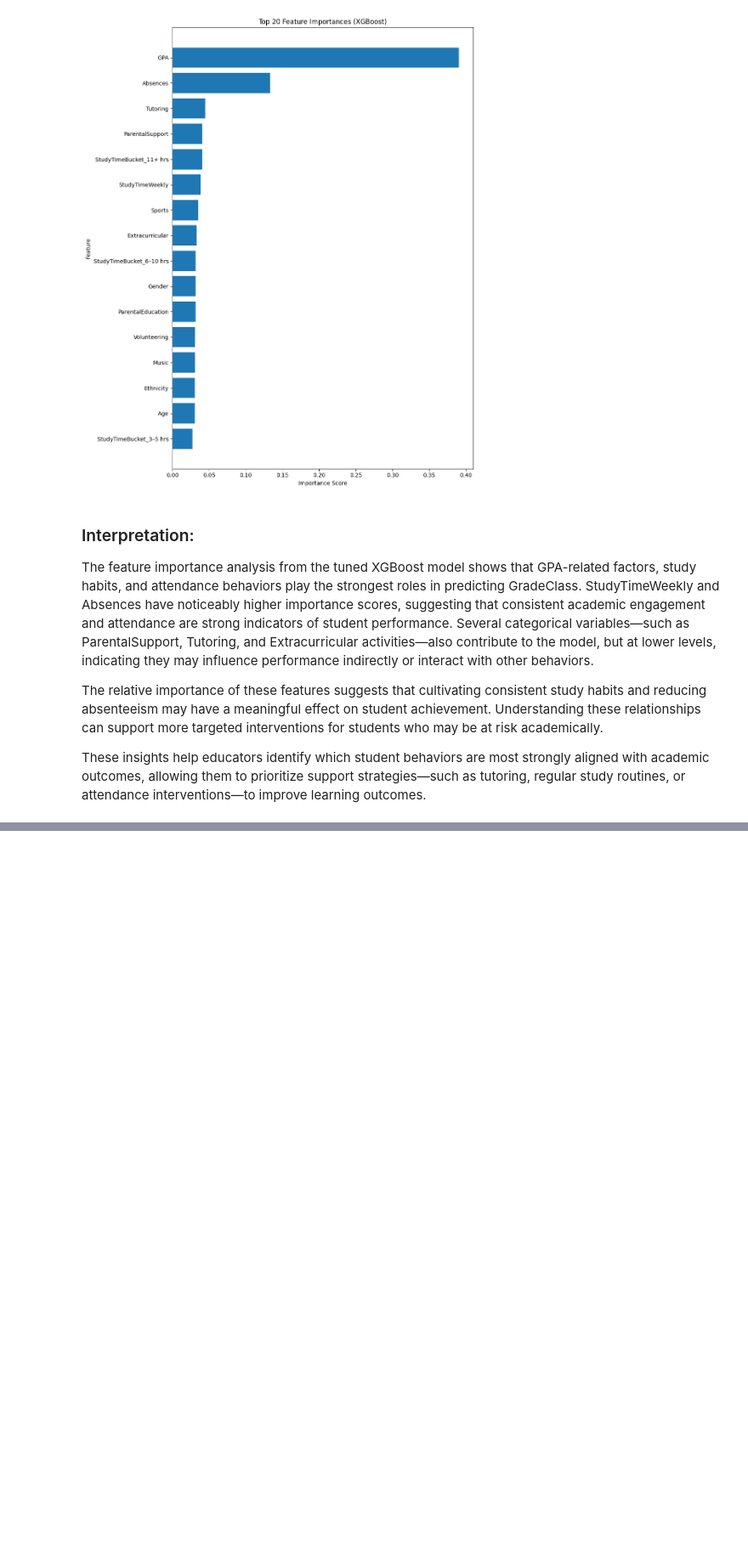
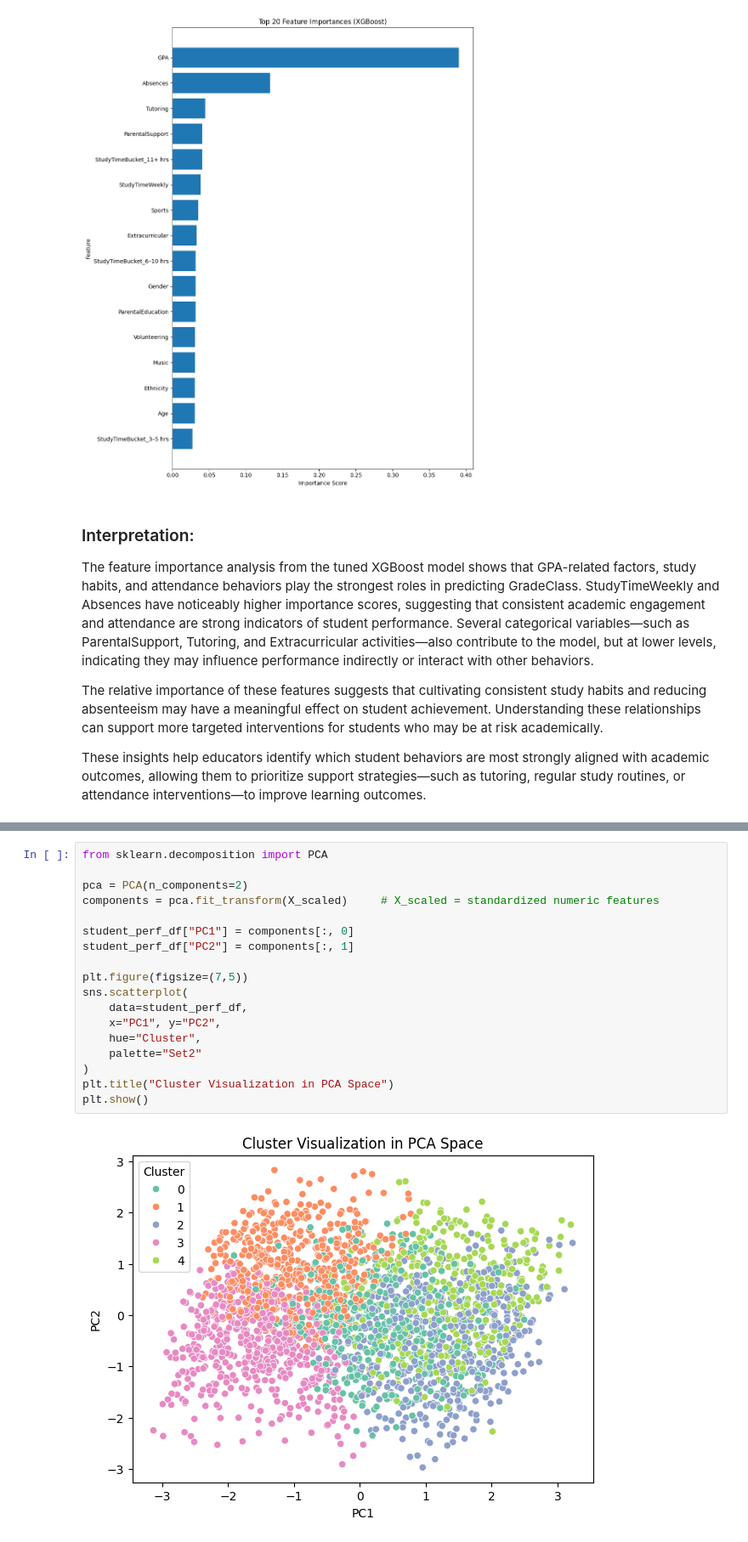
Before and after one commit to iampaulanca/USD-AAI-501-Group-3, a Jupyter notebook: Bryan/Student_Performance_EDA_Bry.ipynb, the cells around one changed output, grey strips where cells are left out. Shown at 85% size. Saved outputs shown, nothing was run; the diff lists cells and outputs as text; blank space fills up the shorter version.

```diff
--- a/Bryan/Student_Performance_EDA_Bry.ipynb
+++ b/Bryan/Student_Performance_EDA_Bry.ipynb
@@ -414,0 +456,20 @@ These insights help educators identify which student behaviors are most strongly
+# %%
+from sklearn.decomposition import PCA
+
+pca = PCA(n_components=2)
+components = pca.fit_transform(X_scaled)     # X_scaled = standardized numeric features
+
+student_perf_df["PC1"] = components[:, 0]
+student_perf_df["PC2"] = components[:, 1]
+
+plt.figure(figsize=(7,5))
+sns.scatterplot(
+    data=student_perf_df,
+    x="PC1", y="PC2",
+    hue="Cluster",
+    palette="Set2"
+)
+plt.title("Cluster Visualization in PCA Space")
+plt.show()
+# %% [output]
+[figure, added]
```
Also changed, not shown: parts of 10 cells of this notebook.
